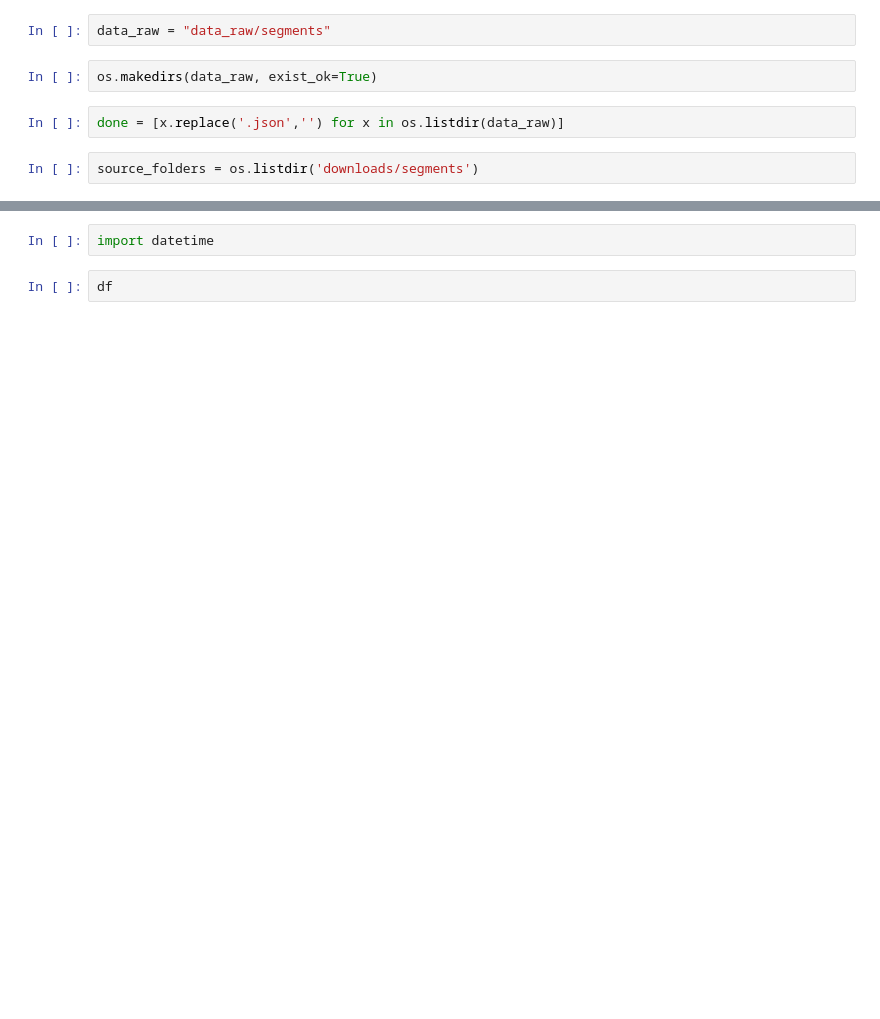
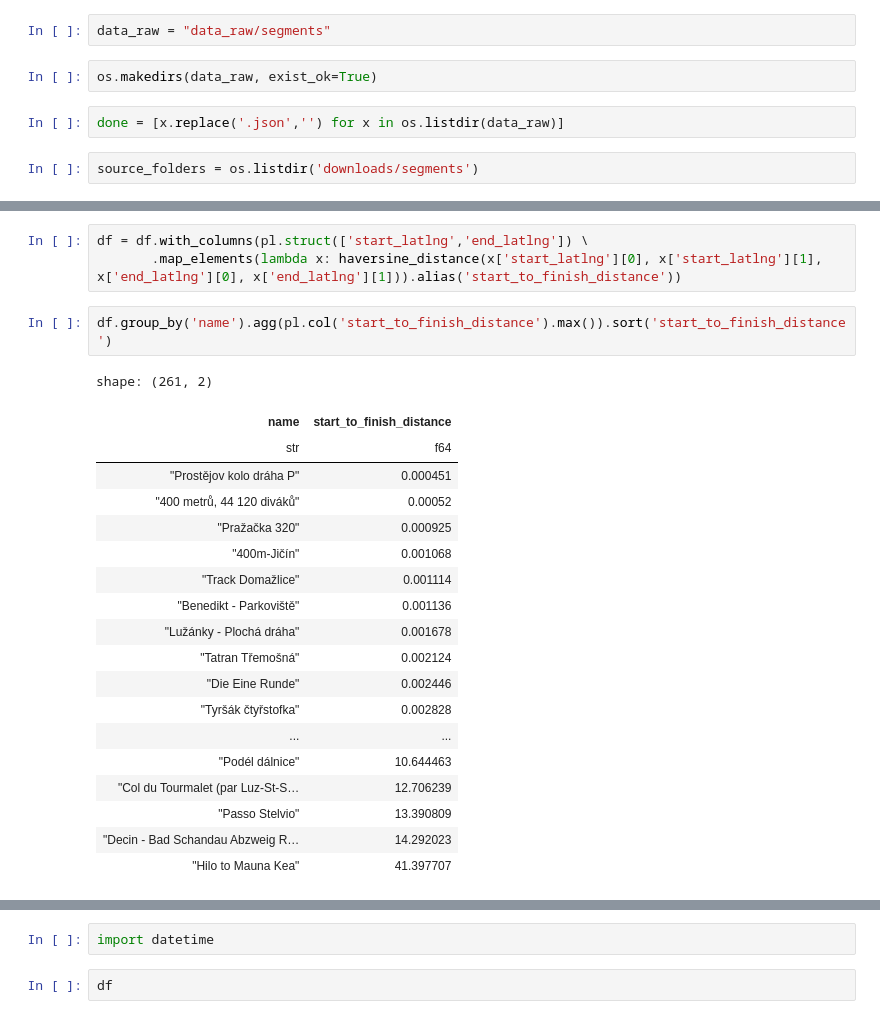
Before and after one commit to DataRozhlas/strava, a Jupyter notebook: 010_segments_cleaning.ipynb, the cells around one changed output, grey strips where cells are left out. Saved outputs shown, nothing was run; the diff lists cells and outputs as text; blank space fills up the shorter version.

```diff
--- a/010_segments_cleaning.ipynb
+++ b/010_segments_cleaning.ipynb
@@ -50,0 +123,25 @@ df = pl.read_parquet(os.path.join('data_raw/segments','*.parquet'))
+# %%
+df = df.with_columns(pl.struct(['start_latlng','end_latlng']) \
+       .map_elements(lambda x: haversine_distance(x['start_latlng'][0], x['start_latlng'][1], x['end_latlng'][0], x['end_latlng'][1])).alias('start_to_finish_distance'))
+# %%
+df.group_by('name').agg(pl.col('start_to_finish_distance').max()).sort('start_to_finish_distance')
+# %% [output]
+shape: (261, 2)
+| name | start_to_finish_distance |
+| str | f64 |
+| "Prostějov kolo dráha P" | 0.000451 |
+| "400 metrů, 44 120 diváků" | 0.00052 |
+| "Pražačka 320" | 0.000925 |
+| "400m-Jičín" | 0.001068 |
+| "Track Domažlice" | 0.001114 |
+| "Benedikt - Parkoviště" | 0.001136 |
+| "Lužánky - Plochá dráha" | 0.001678 |
+| "Tatran Třemošná" | 0.002124 |
+| "Die Eine Runde" | 0.002446 |
+| "Tyršák čtyřstofka" | 0.002828 |
+| ... | ... |
+| "Podél dálnice" | 10.644463 |
+| "Col du Tourmalet (par Luz-St-S… | 12.706239 |
+| "Passo Stelvio" | 13.390809 |
+| "Decin - Bad Schandau Abzweig R… | 14.292023 |
+| "Hilo to Mauna Kea" | 41.397707 |
```
Also changed, not shown: parts of 25 cells of this notebook, 6 other files.
